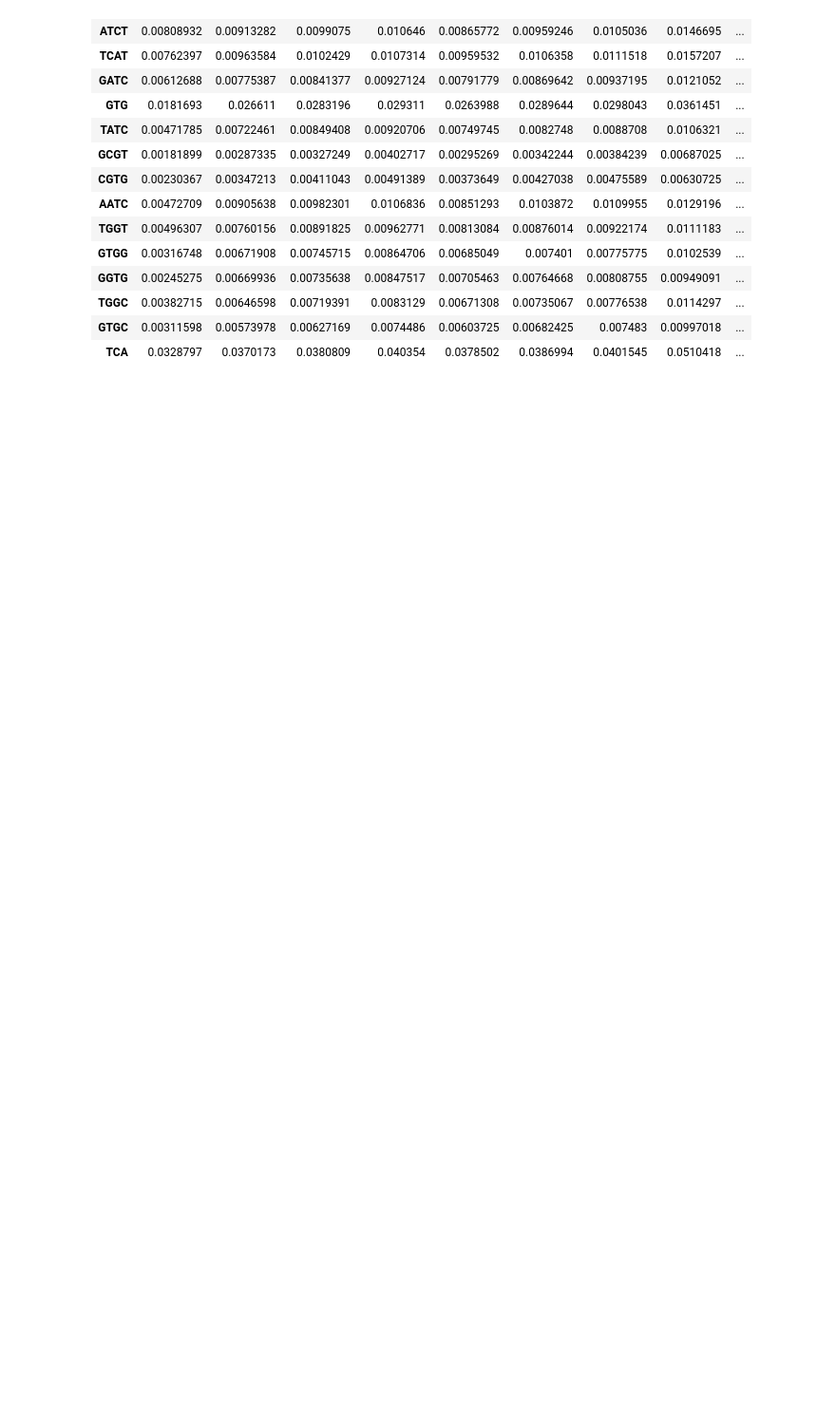
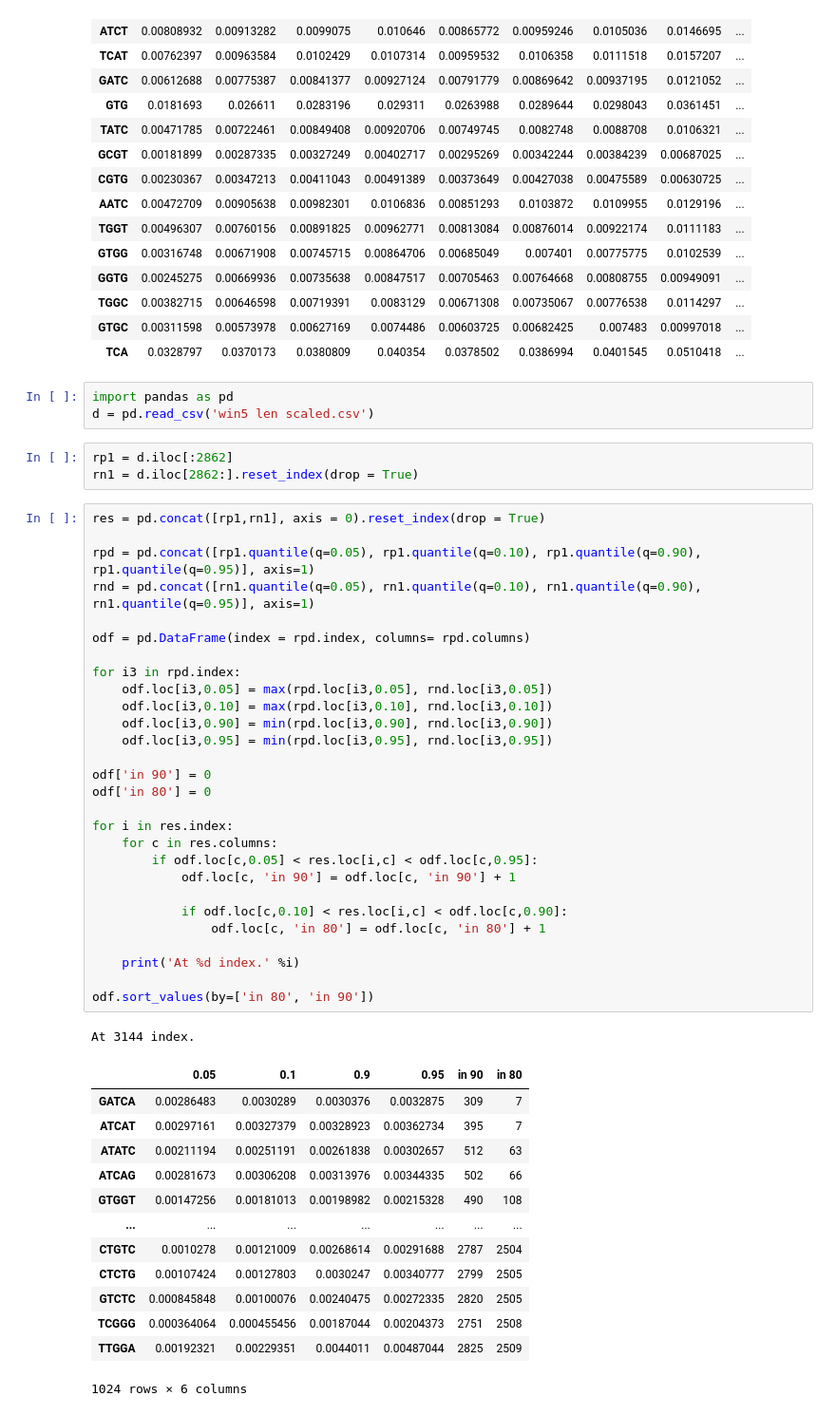
Before and after one commit to DeadlineWasYesterday/V-Classifier, a Jupyter notebook: gc plotter and ele anal.ipynb, the cells around one changed output. Shown at 95% size. Cells and saved outputs as stored; diff of their text form; blank space fills up the shorter version.

```diff
--- a/gc plotter and ele anal.ipynb
+++ b/gc plotter and ele anal.ipynb
@@ -610,3 +609,52 @@ adf
 | TGGC | 0.00382715 | 0.00646598 | 0.00719391 | 0.0083129 | 0.00671308 | 0.00735067 | 0.00776538 | 0.0114297 | ... |
 | GTGC | 0.00311598 | 0.00573978 | 0.00627169 | 0.0074486 | 0.00603725 | 0.00682425 | 0.007483 | 0.00997018 | ... |
 | TCA | 0.0328797 | 0.0370173 | 0.0380809 | 0.040354 | 0.0378502 | 0.0386994 | 0.0401545 | 0.0510418 | ... |
+# %%
+import pandas as pd
+d = pd.read_csv('win5 len scaled.csv')
+# %%
+rp1 = d.iloc[:2862]
+rn1 = d.iloc[2862:].reset_index(drop = True)
+# %%
+res = pd.concat([rp1,rn1], axis = 0).reset_index(drop = True)
+
+rpd = pd.concat([rp1.quantile(q=0.05), rp1.quantile(q=0.10), rp1.quantile(q=0.90), rp1.quantile(q=0.95)], axis=1)
+rnd = pd.concat([rn1.quantile(q=0.05), rn1.quantile(q=0.10), rn1.quantile(q=0.90), rn1.quantile(q=0.95)], axis=1)
+
+odf = pd.DataFrame(index = rpd.index, columns= rpd.columns)
+
+for i3 in rpd.index:
+    odf.loc[i3,0.05] = max(rpd.loc[i3,0.05], rnd.loc[i3,0.05])
+    odf.loc[i3,0.10] = max(rpd.loc[i3,0.10], rnd.loc[i3,0.10])
+    odf.loc[i3,0.90] = min(rpd.loc[i3,0.90], rnd.loc[i3,0.90])
+    odf.loc[i3,0.95] = min(rpd.loc[i3,0.95], rnd.loc[i3,0.95])
+
+odf['in 90'] = 0
+odf['in 80'] = 0
+
+for i in res.index:
+    for c in res.columns:
+        if odf.loc[c,0.05] < res.loc[i,c] < odf.loc[c,0.95]:
+            odf.loc[c, 'in 90'] = odf.loc[c, 'in 90'] + 1
+
+            if odf.loc[c,0.10] < res.loc[i,c] < odf.loc[c,0.90]:
+                odf.loc[c, 'in 80'] = odf.loc[c, 'in 80'] + 1
+
+    print('At %d index.' %i)
+
+odf.sort_values(by=['in 80', 'in 90'])
+# %% [output]
+At 3144 index.
+|  | 0.05 | 0.1 | 0.9 | 0.95 | in 90 | in 80 |
+| GATCA | 0.00286483 | 0.0030289 | 0.0030376 | 0.0032875 | 309 | 7 |
+| ATCAT | 0.00297161 | 0.00327379 | 0.00328923 | 0.00362734 | 395 | 7 |
+| ATATC | 0.00211194 | 0.00251191 | 0.00261838 | 0.00302657 | 512 | 63 |
+| ATCAG | 0.00281673 | 0.00306208 | 0.00313976 | 0.00344335 | 502 | 66 |
+| GTGGT | 0.00147256 | 0.00181013 | 0.00198982 | 0.00215328 | 490 | 108 |
+| ... | ... | ... | ... | ... | ... | ... |
+| CTGTC | 0.0010278 | 0.00121009 | 0.00268614 | 0.00291688 | 2787 | 2504 |
+| CTCTG | 0.00107424 | 0.00127803 | 0.0030247 | 0.00340777 | 2799 | 2505 |
+| GTCTC | 0.000845848 | 0.00100076 | 0.00240475 | 0.00272335 | 2820 | 2505 |
+| TCGGG | 0.000364064 | 0.000455456 | 0.00187044 | 0.00204373 | 2751 | 2508 |
+| TTGGA | 0.00192321 | 0.00229351 | 0.0044011 | 0.00487044 | 2825 | 2509 |
+1024 rows × 6 columns
```
Also changed, not shown: parts of 3 cells of this notebook, 5 other files.
